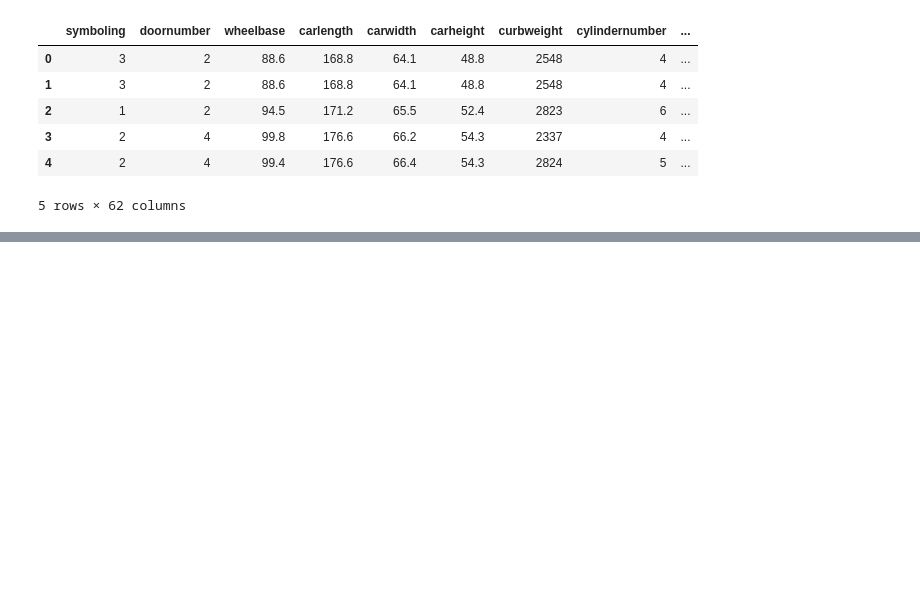
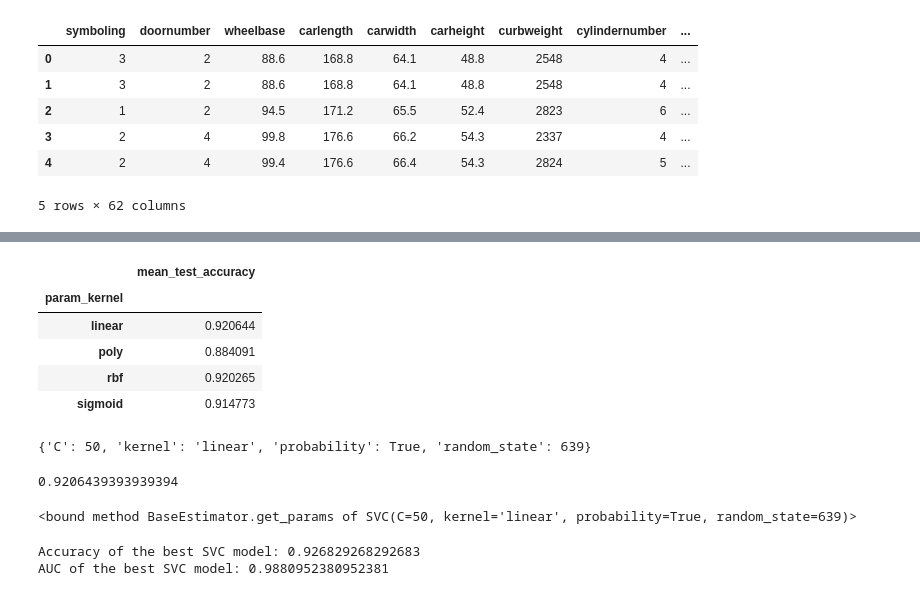
Before and after one commit to LDavidRojasD/machine-learning-mercado-automotriz, a Jupyter notebook: sandbox/SVM.ipynb, the cells around one changed output, grey strips where cells are left out. Saved outputs shown, nothing was run; the diff lists cells and outputs as text; code cells hidden in the pictures; blank space fills up the shorter version.

```diff
--- a/sandbox/SVM.ipynb
+++ b/sandbox/SVM.ipynb
@@ -18,0 +169,9 @@ data.head()
+# %%
+grid_search_data[['param_kernel', 'mean_test_accuracy']].groupby('param_kernel').agg('max')
+# %% [output]
+|  | mean_test_accuracy |
+| param_kernel |  |
+| linear | 0.920644 |
+| poly | 0.884091 |
+| rbf | 0.920265 |
+| sigmoid | 0.914773 |
@@ -18,0 +180,24 @@ data.head()
+# %%
+grid_search.best_params_
+# %% [output]
+{'C': 50, 'kernel': 'linear', 'probability': True, 'random_state': 639}
+# %%
+grid_search.best_score_
+# %% [output]
+0.9206439393939394
+# %%
+best_svc.get_params
+# %% [output]
+<bound method BaseEstimator.get_params of SVC(C=50, kernel='linear', probability=True, random_state=639)>
+# %%
+from sklearn.metrics import accuracy_score
+from sklearn.metrics import roc_auc_score
+y_pred = best_svc.predict(X_test)
+y_pred_proba = best_svc.predict_proba(X_test)
+accuracy = accuracy_score(y_test, y_pred)
+auc = roc_auc_score(y_test, y_pred_proba[:,1])
+print(f'Accuracy of the best SVC model: {accuracy}')
+print(f'AUC of the best SVC model: {auc}')
+# %% [output]
+Accuracy of the best SVC model: 0.926829268292683
+AUC of the best SVC model: 0.9880952380952381
```
Also changed, not shown: parts of 28 cells of this notebook.
